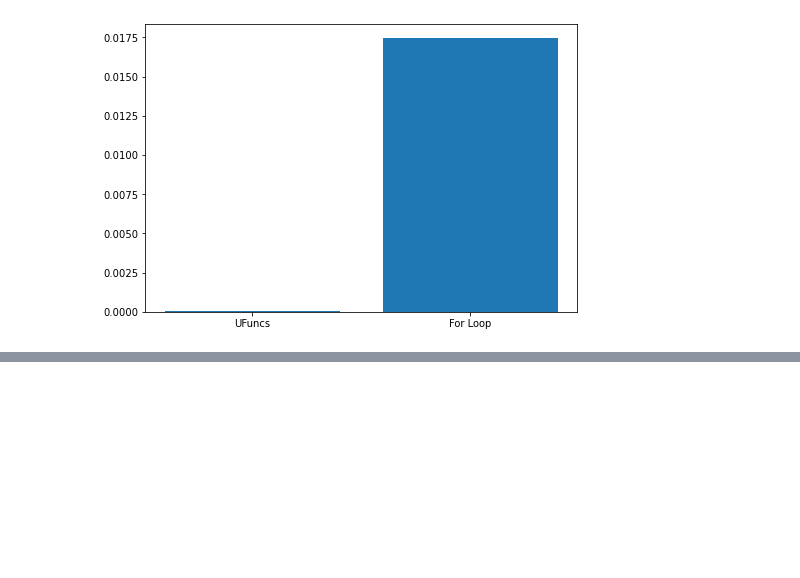
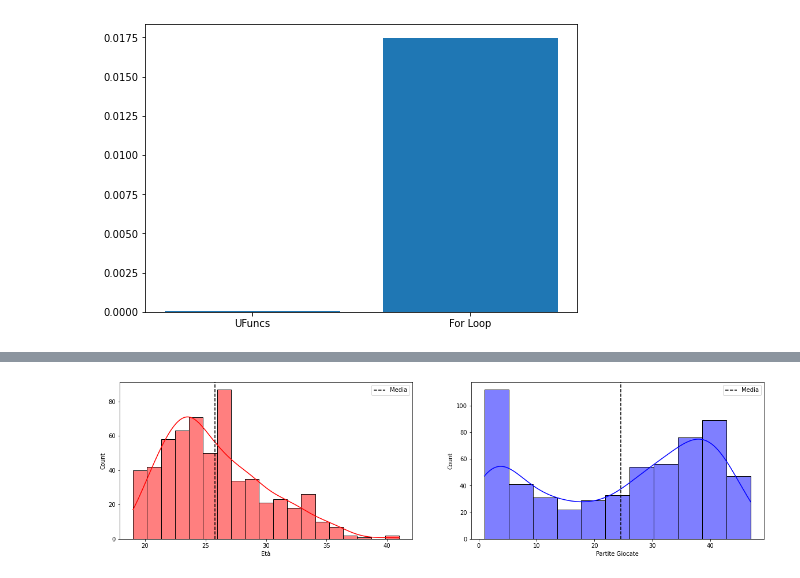
Before and after one commit to AndreCant/MWTDataScience, a Jupyter notebook: notebook.ipynb, the cells around one changed output, grey strips where cells are left out. Saved outputs shown, nothing was run; the diff lists cells and outputs as text; code cells hidden in the pictures; blank space fills up the shorter version.

```diff
--- a/notebook.ipynb
+++ b/notebook.ipynb
@@ -187,0 +210,13 @@ plt.show()
+# %%
+fig, axes = plt.subplots(1, len(cols), figsize=(20,5), squeeze=False)
+
+for index, col in enumerate(cols):
+    ax = axes[0, index]
+    sns.histplot(list(df_view_bar[col]), color=colors[index], kde=True, ax=ax)
+    ax.axvline(df_view_bar[col].mean(), color = "black", linestyle = "dashed", label="Media")
+    ax.legend(loc="best")
+    ax.set_xlabel("Partite Giocate" if col == "G" else "Età")
+
+plt.show()
+# %% [output]
+[figure, added]
```
Also changed, not shown: parts of 11 cells of this notebook.
